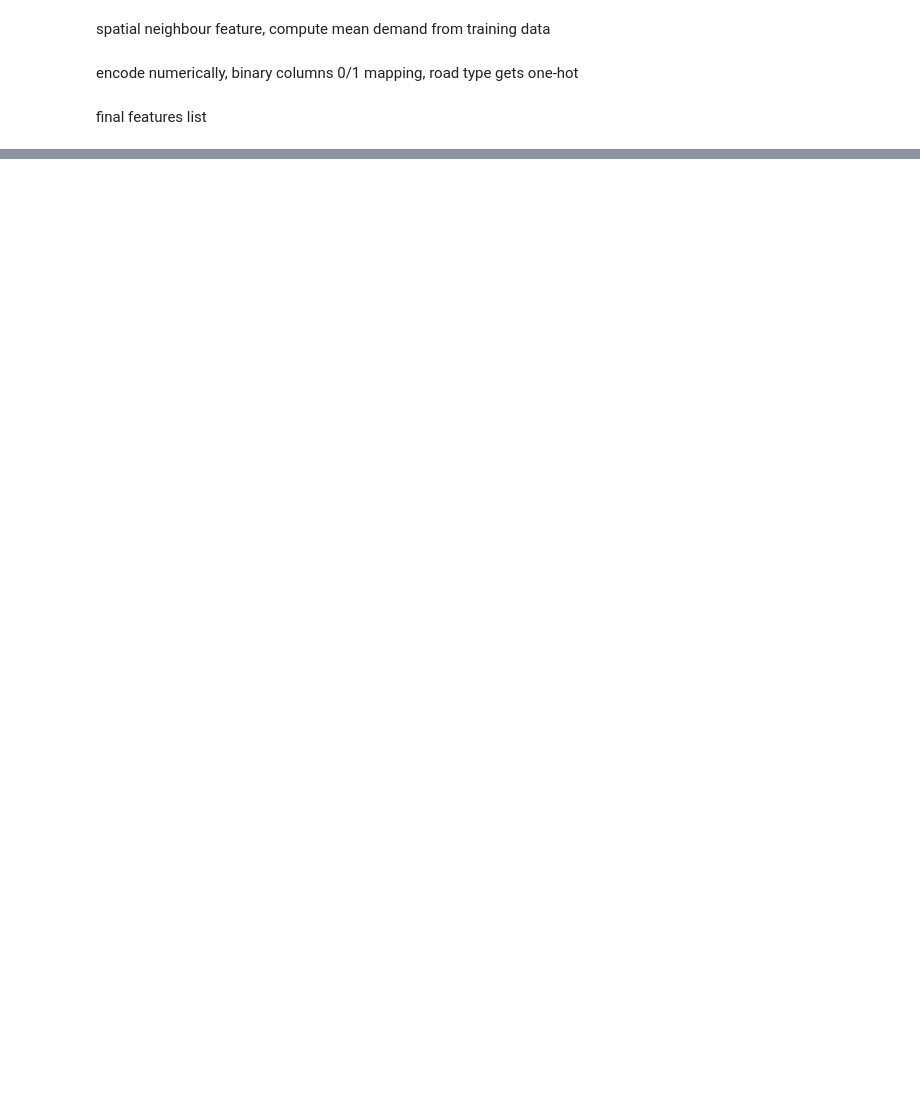
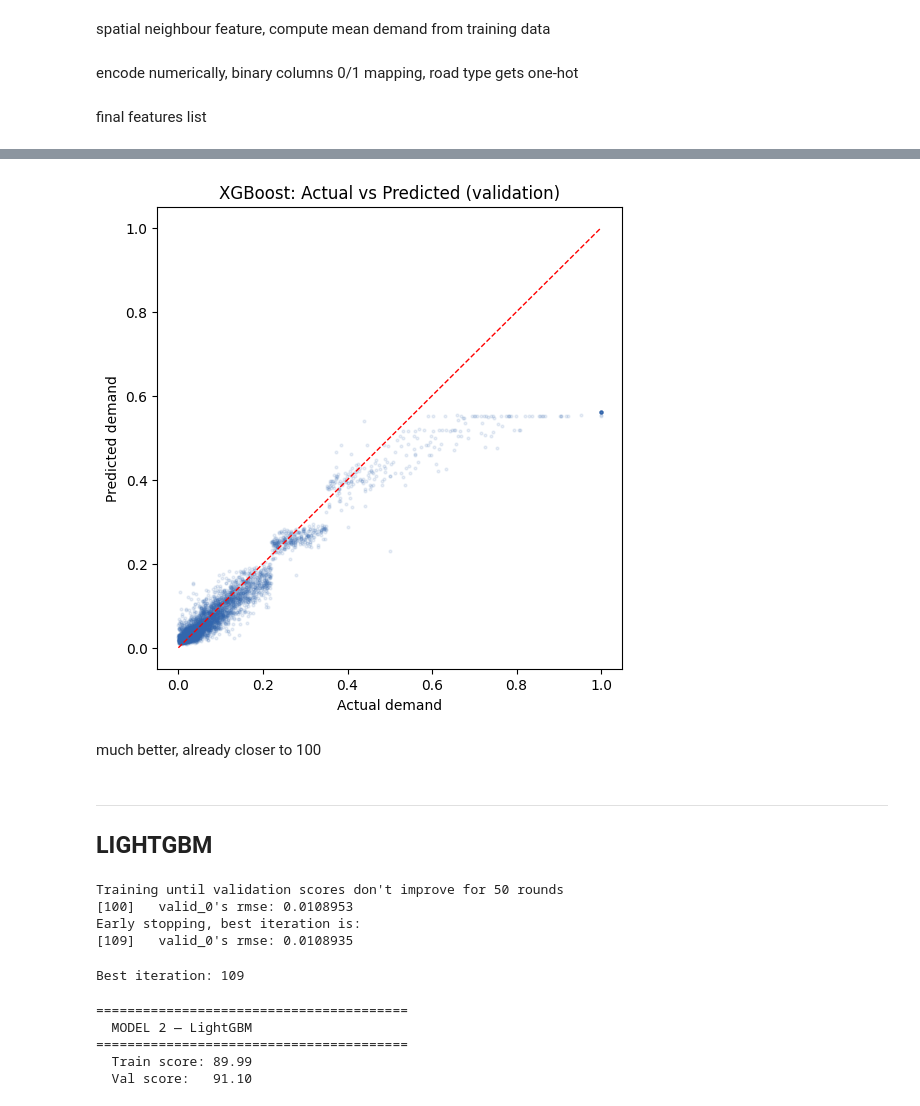
Before and after one commit to Eros483/flipkart-hack, a Jupyter notebook: clean.ipynb, the cells around one changed output, grey strips where cells are left out. Cells and saved outputs as stored; diff of their text form; code cells hidden in the pictures; blank space fills up the shorter version.

```diff
--- a/clean.ipynb
+++ b/clean.ipynb
@@ -817,0 +976,10 @@ AssertionError: Missing features: ['demand_lag4']
+# %%
+y_pred_xgb_train = np.clip(
+    pt_yeo.inverse_transform(xgb_model.predict(X_train).reshape(-1, 1)).flatten(), 0, 1
+)
+y_pred_xgb_val = np.clip(
+    pt_yeo.inverse_transform(xgb_model.predict(X_val).reshape(-1, 1)).flatten(), 0, 1
+)
+
+score_xgb_train = competition_score(df_train[TARGET_RAW], y_pred_xgb_train)
+score_xgb_val   = competition_score(y_val, y_pred_xgb_val)
@@ -817,0 +1015,16 @@ AssertionError: Missing features: ['demand_lag4']
+# %%
+fig, ax = plt.subplots(figsize=(6, 6))
+ax.scatter(y_val, y_pred_xgb_val, alpha=0.1, s=4, color=PALETTE["primary"])
+ax.plot([0, 1], [0, 1], "r--", lw=1)
+ax.set_xlabel("Actual demand")
+ax.set_ylabel("Predicted demand")
+ax.set_title("XGBoost: Actual vs Predicted (validation)")
+plt.savefig("xgb_actual_vs_pred.png", dpi=150, bbox_inches="tight")
+plt.show()
+# %% [output]
+[figure, added]
+# %% [markdown]
+much better, already closer to 100
+# %% [markdown]
+---
+## **LIGHTGBM**
@@ -817,0 +1078,17 @@ AssertionError: Missing features: ['demand_lag4']
+# %%
+lgb_model = lgb.train(
+    params            = lgb_params,
+    train_set         = lgb_train_data,
+    num_boost_round   = 1000,
+    valid_sets        = [lgb_val_data],
+    callbacks         = callbacks,
+)
+# %% [output]
+Training until validation scores don't improve for 50 rounds
+[100]   valid_0's rmse: 0.0108953
+Early stopping, best iteration is:
+[109]   valid_0's rmse: 0.0108935
+# %%
+print(f"\nBest iteration: {lgb_model.best_iteration}")
+# %% [output]
+Best iteration: 109
@@ -817,0 +1105,12 @@ AssertionError: Missing features: ['demand_lag4']
+# %%
+print("=" * 40)
+print("  MODEL 2 — LightGBM")
+print("=" * 40)
+print(f"  Train score: {score_lgb_train:.2f}")
+print(f"  Val score:   {score_lgb_val:.2f}")
+# %% [output]
+========================================
+  MODEL 2 — LightGBM
+========================================
+  Train score: 89.99
+  Val score:   91.10
```
Also changed, not shown: parts of 65 cells of this notebook.
